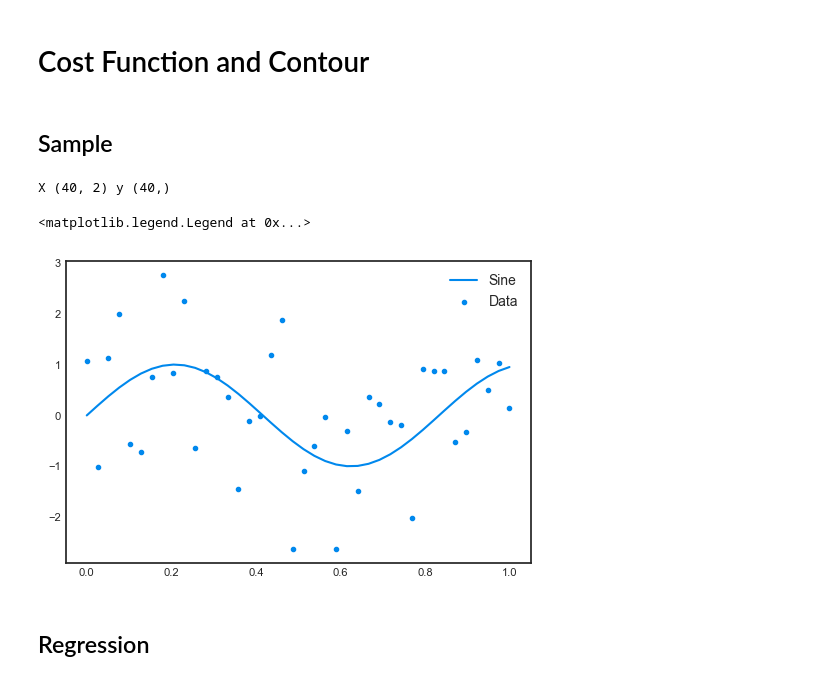
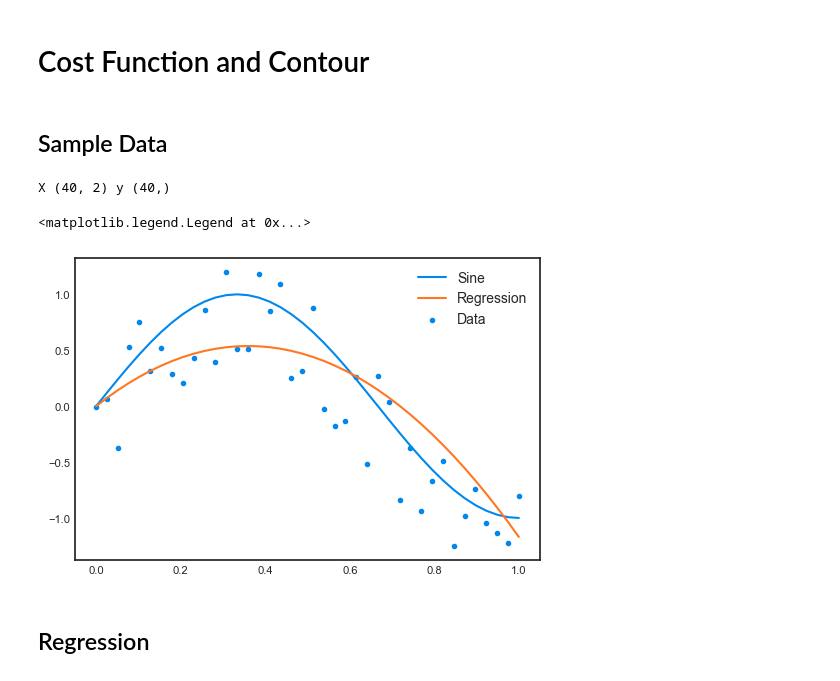
Before and after one commit to ixiaopan/DataScience, a Jupyter notebook: FML/Linear Regression.ipynb, the cells around one changed output. Drawn from its saved outputs; the diff is of its cells as text; code cells hidden in the pictures.

```diff
--- a/FML/Linear Regression.ipynb
+++ b/FML/Linear Regression.ipynb
@@ -118,30 +116,30 @@ plt.subplots_adjust(top=1.2, right=1.2)
 # %% [markdown]
 # Cost Function and Contour
 # %% [markdown]
-## Sample
+## Sample Data
 # %%
-
-noise = np.random.randn(40)
+noise = np.random.uniform(size=40)
 x = np.linspace(0, 1, 40)
-y = np.sin(x * 2.4 * np.pi)
+y = np.sin(x *1.5 * np.pi)
 
 # Sample Data: N x 1
 y_noise = (y + noise)
-# y_noise = y_noise - y_noise.mean()
+y_noise = y_noise - y_noise.mean()
 
-# Design Matrix [ x, x^2], N x 2
+# Design Matrix [x, x^2], N x 2
 X = np.vstack((2*x, x**2)).T
+X = X / np.linalg.norm(X, axis = 0)
 
 print('X', X.shape, 'y', y_noise.shape)
 
 plt.scatter(x, y_noise, label='Data')
-
 plt.plot(x, y, label='Sine')
+plt.plot(x, X @ np.array([11, -12]), label='Regression')
 plt.legend()
 # %% [output]
 X (40, 2) y (40,)
 <matplotlib.legend.Legend at 0x...>
-[figure, old version]
+[figure, new version]
 # %% [markdown]
 ## Regression
 # %%
```
Also changed, not shown: parts of 13 cells of this notebook, 1 other file.
